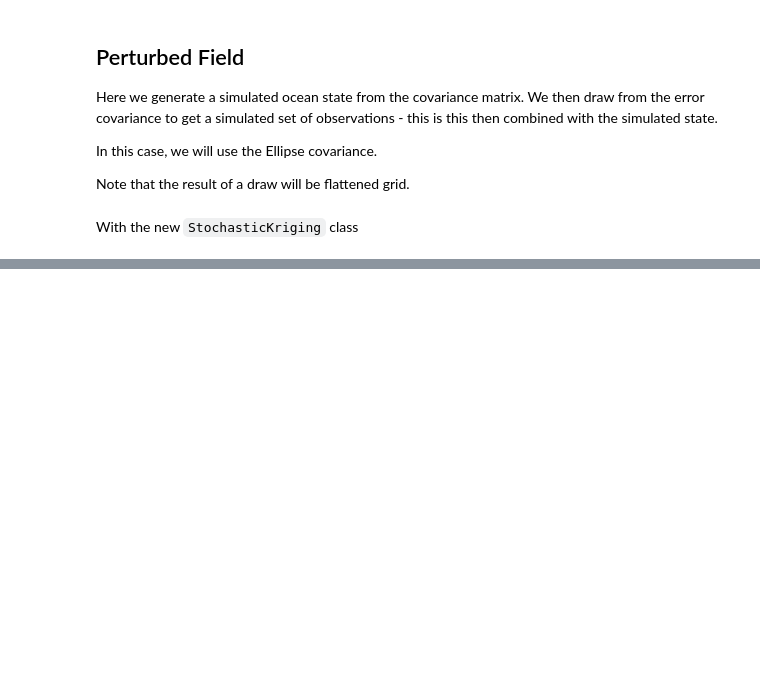
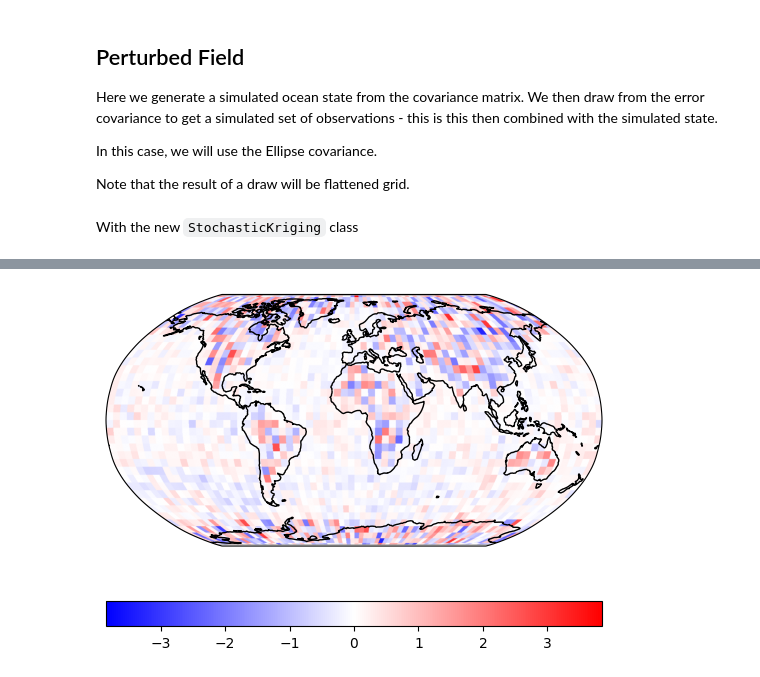
Before and after one commit to jtsiddons/GloMarGridding, a Jupyter notebook: notebooks/Ellipse_to_grid.ipynb, the cells around one changed output, grey strips where cells are left out. Drawn from its saved outputs; the diff is of its cells as text; code cells hidden in the pictures; blank space fills up the shorter version.

```diff
--- a/notebooks/Ellipse_to_grid.ipynb
+++ b/notebooks/Ellipse_to_grid.ipynb
@@ -349,9 +351,11 @@ Requires:
 - Observation indices
 - Optionally error covariance
 # %%
-OK_non_stat = OrdinaryKriging(cov_non_stat)
-anom_non_stat = OK_non_stat.solve(grid_obs, grid_idx, error_cov)
-uncert_non_stat = OK_non_stat.get_uncertainty(grid_idx)
+OK_non_stat = OrdinaryKriging(
+    cov_non_stat, idx=grid_idx, obs=grid_obs, error_cov=error_cov
+)
+anom_non_stat = OK_non_stat.solve()
+uncert_non_stat = OK_non_stat.get_uncertainty()
 
 anom_non_stat = np.flipud(np.reshape(anom_non_stat, grid.shape))
 uncert_non_stat = np.flipud(np.reshape(uncert_non_stat, grid.shape))
@@ -443,0 +435,19 @@ F4
+# %%
+pert_diff = perturbed_anom - anom_non_stat
+
+lims_pert_diff = np.max(np.abs(pert_diff))
+
+F5 = plt.Figure()
+ax5 = F5.add_subplot(1, 1, 1, projection=ccrs.Robinson())
+ax5.coastlines()
+m5 = ax5.imshow(
+    pert_diff,
+    transform=ccrs.PlateCarree(),
+    cmap="bwr",
+    vmin=-lims_pert_diff,
+    vmax=lims_pert_diff,
+)
+F5.colorbar(m5, orientation="horizontal")
+F5
+# %% [output]
+[figure, added]
```
Also changed, not shown: parts of 6 cells of this notebook, 5 other files.
